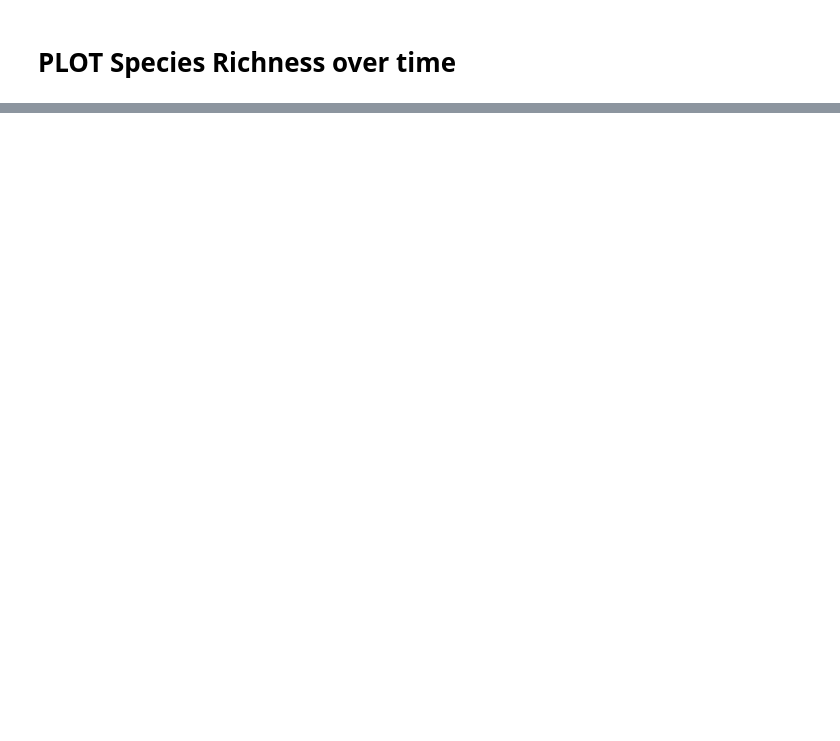
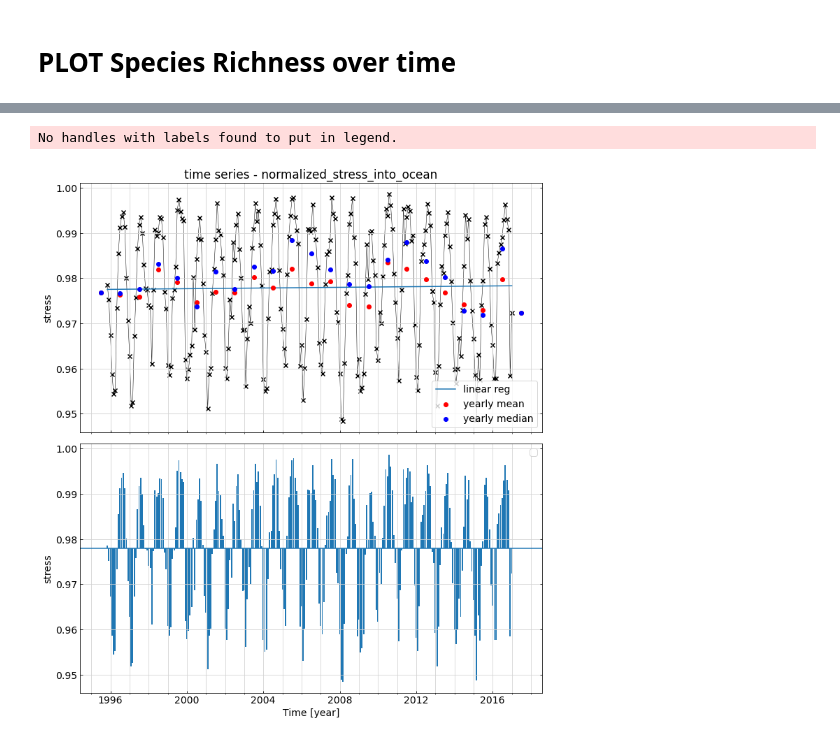
Before and after one commit to ben1post/BennyPhD, a Jupyter notebook: CaRiaco/SCRIPPS/CARIACO_data/Manuscript2DataAnalysis/DataAnalysis/PlotTimeSeries_CombinedData.ipynb, the cells around one changed output, grey strips where cells are left out. Saved outputs shown, nothing was run; the diff lists cells and outputs as text; code cells hidden in the pictures; blank space fills up the shorter version.

```diff
--- a/CaRiaco/SCRIPPS/CARIACO_data/Manuscript2DataAnalysis/DataAnalysis/PlotTimeSeries_CombinedData.ipynb
+++ b/CaRiaco/SCRIPPS/CARIACO_data/Manuscript2DataAnalysis/DataAnalysis/PlotTimeSeries_CombinedData.ipynb
@@ -234,0 +537,5 @@ plt.show()
+# %%
+plot_TS('normalized_stress_into_ocean', "stress")
+# %% [output]
+No handles with labels found to put in legend.
+[figure, added]
```
Also changed, not shown: parts of 10 cells of this notebook, 20 other files.
